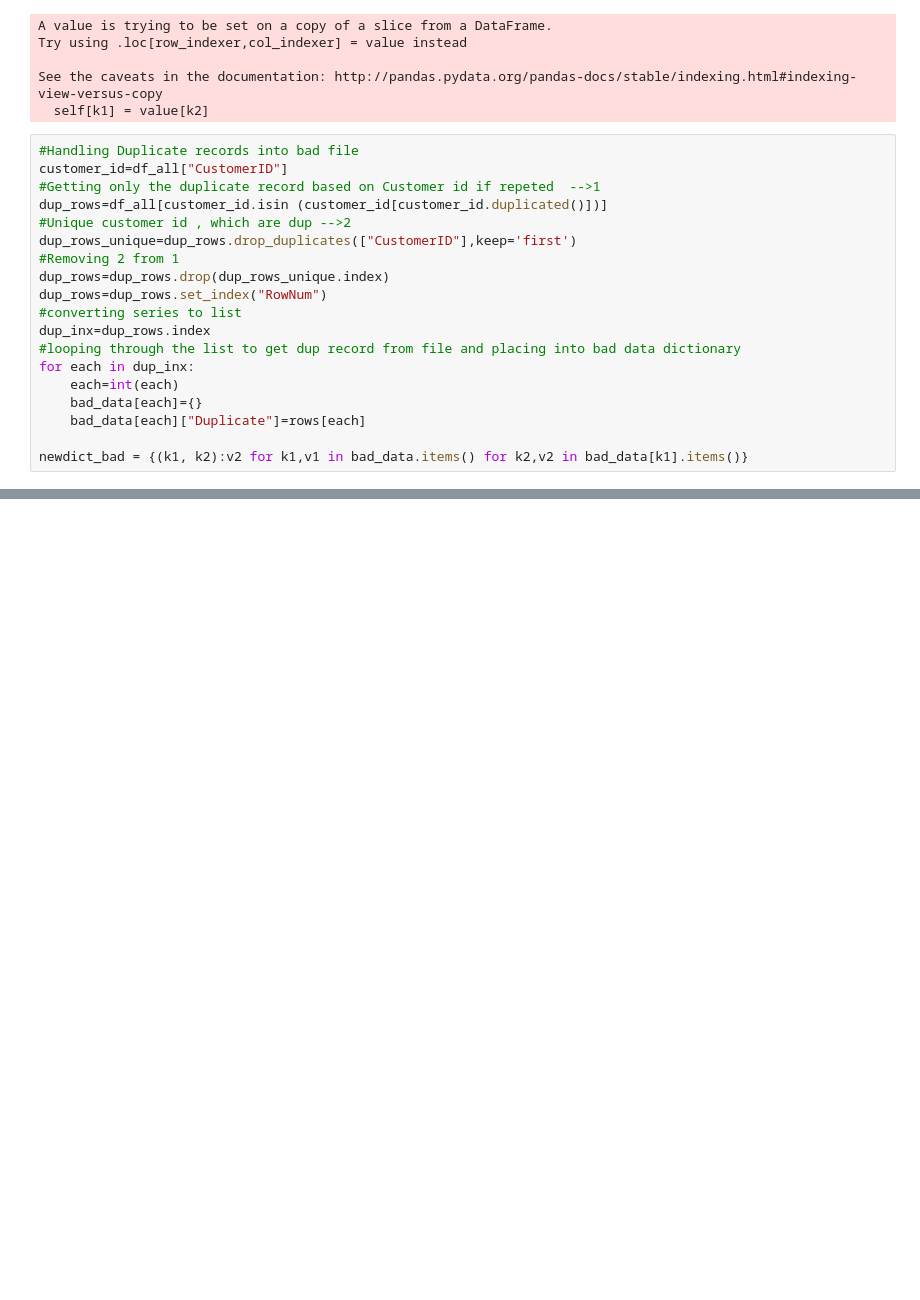
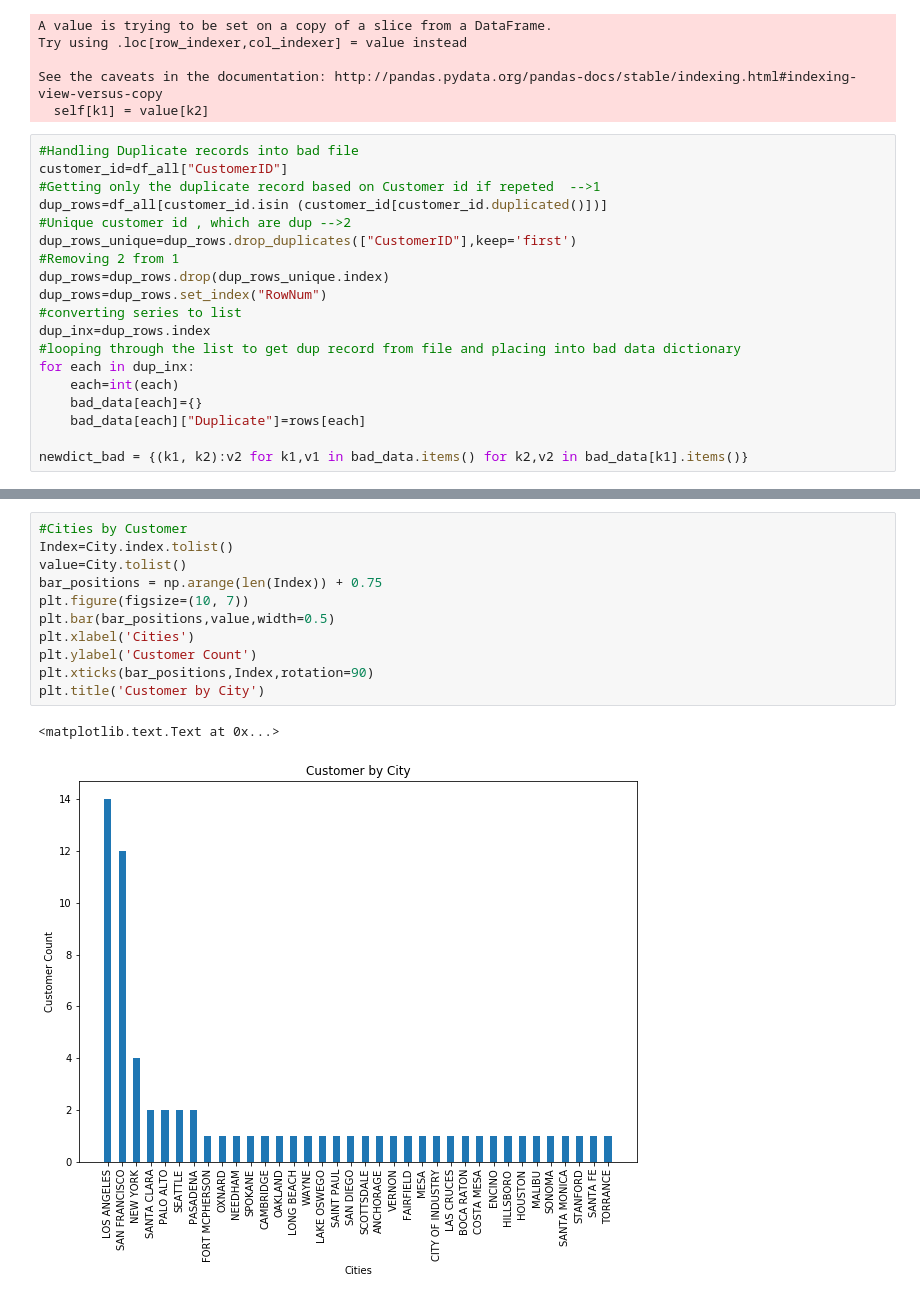
Before and after one commit to sathishix/DataCleanup, a Jupyter notebook: Data-Cleanup.ipynb, the cells around one changed output, grey strips where cells are left out. Drawn from its saved outputs; the diff is of its cells as text; blank space fills up the shorter version.

```diff
--- a/Data-Cleanup.ipynb
+++ b/Data-Cleanup.ipynb
@@ -94,3 +97,17 @@ plt.title('Error Count by Type')
 # %% [output]
 <matplotlib.text.Text at 0x...>
 [figure]
+# %%
+#Cities by Customer
+Index=City.index.tolist()
+value=City.tolist()
+bar_positions = np.arange(len(Index)) + 0.75
+plt.figure(figsize=(10, 7))
+plt.bar(bar_positions,value,width=0.5)
+plt.xlabel('Cities')
+plt.ylabel('Customer Count')
+plt.xticks(bar_positions,Index,rotation=90)
+plt.title('Customer by City')
+# %% [output]
+<matplotlib.text.Text at 0x...>
+[figure, added]
```
Also changed, not shown: parts of 6 cells of this notebook.
